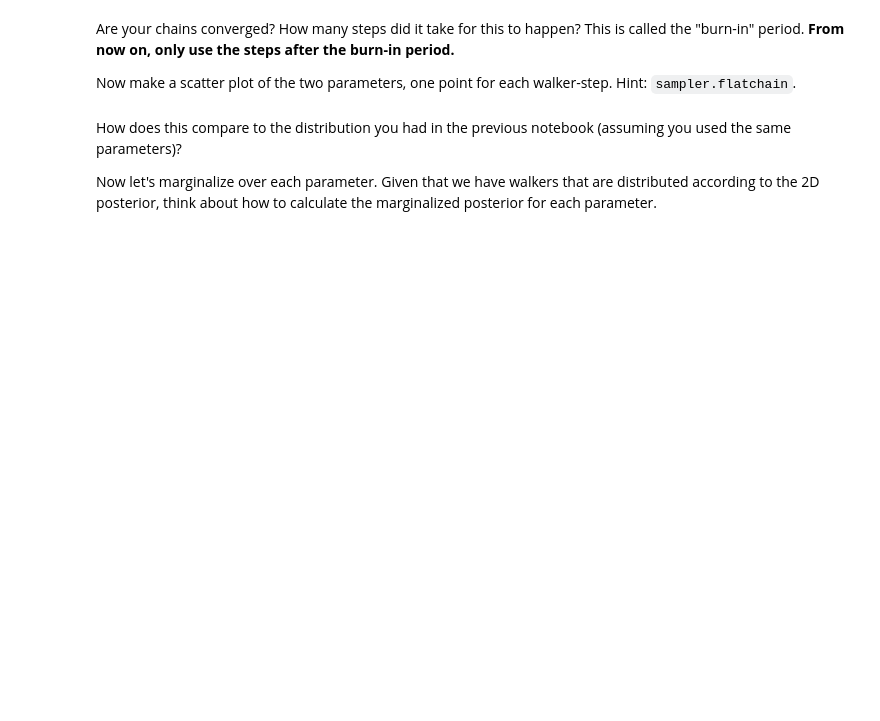
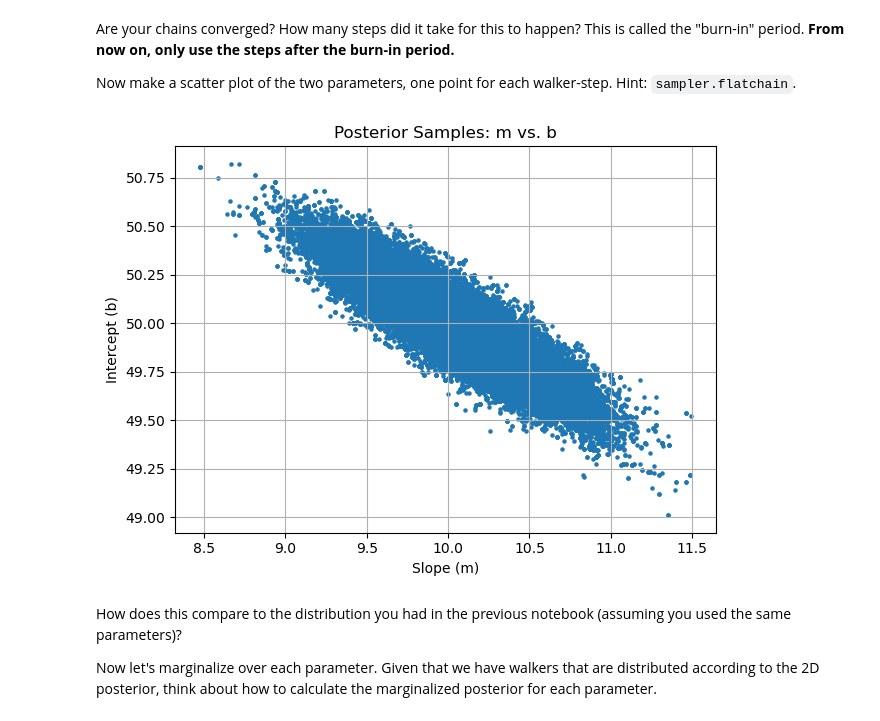
Before and after one commit to ASTR154/bayesian-statistics, a Jupyter notebook: mcmc_line_fitting.ipynb, the cells around one changed output. Saved outputs shown, nothing was run; the diff lists cells and outputs as text; code cells hidden in the pictures; blank space fills up the shorter version.

```diff
--- a/mcmc_line_fitting.ipynb
+++ b/mcmc_line_fitting.ipynb
@@ -109,3 +166,18 @@ Now make a scatter plot of the two parameters, one point for each walker-step. H
+# %%
+# complete
+flat_samples = sampler.get_chain(discard=n_burn, flat=True)
+
+# plot
+plt.figure()
+plt.scatter(flat_samples[:, 0], flat_samples[:, 1], s=5)
+plt.xlabel("Slope (m)")
+plt.ylabel("Intercept (b)")
+plt.title("Posterior Samples: m vs. b")
+plt.grid(True)
+plt.tight_layout()
+plt.show()
+# %% [output]
+[figure, added]
 # %% [markdown]
 How does this compare to the distribution you had in the previous notebook (assuming you used the same parameters)?
 
```
Also changed, not shown: parts of 17 cells of this notebook.
